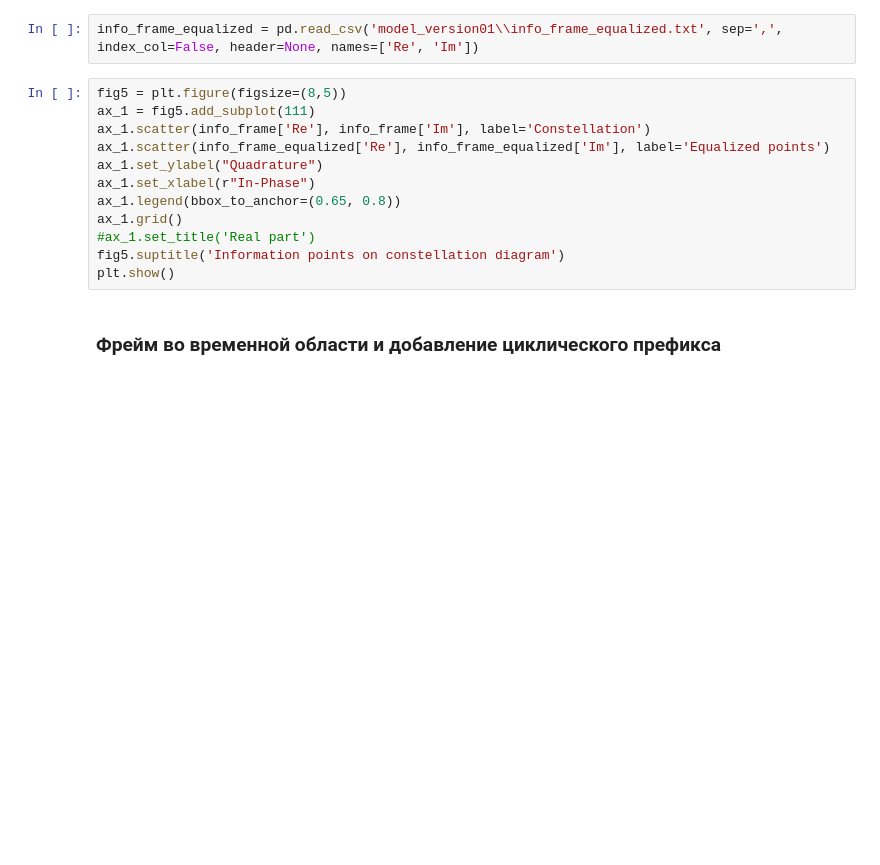
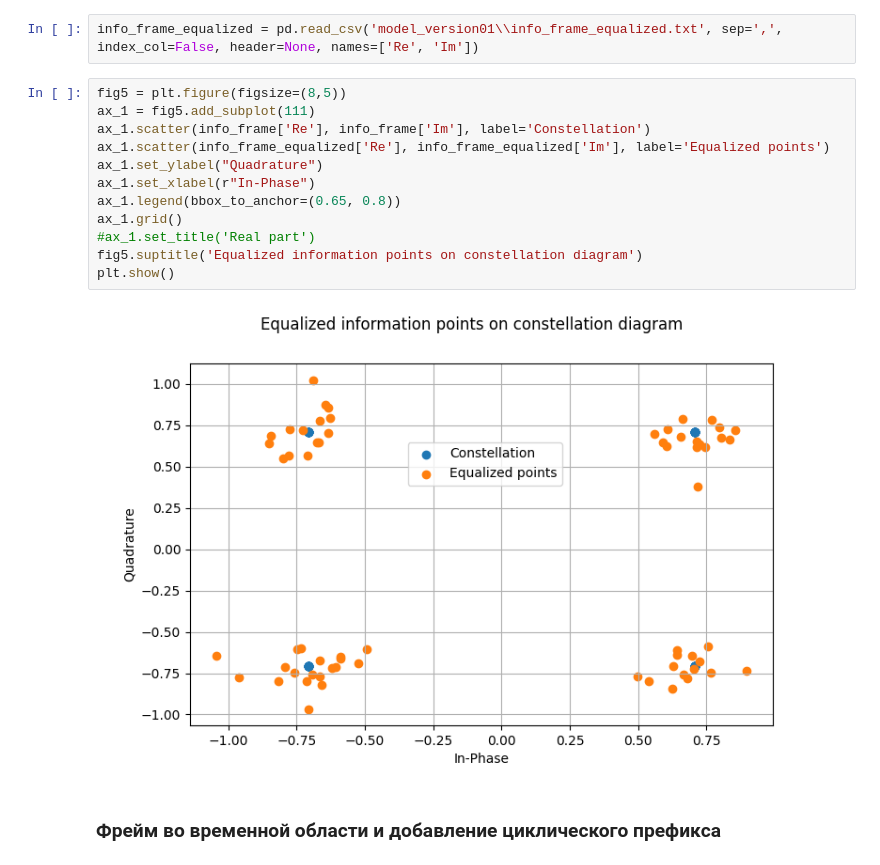
Before and after one commit to isvoropaev02/OFDM, a Jupyter notebook: model_performance.ipynb, the cells around one changed output. Saved outputs shown, nothing was run; the diff lists cells and outputs as text; blank space fills up the shorter version.

```diff
--- a/model_performance.ipynb
+++ b/model_performance.ipynb
@@ -57,15 +57,17 @@ info_frame_equalized = pd.read_csv('model_version01\\info_frame_equalized.txt',
 # %%
 fig5 = plt.figure(figsize=(8,5))
 ax_1 = fig5.add_subplot(111)
 ax_1.scatter(info_frame['Re'], info_frame['Im'], label='Constellation')
 ax_1.scatter(info_frame_equalized['Re'], info_frame_equalized['Im'], label='Equalized points')
 ax_1.set_ylabel("Quadrature")
 ax_1.set_xlabel(r"In-Phase")
 ax_1.legend(bbox_to_anchor=(0.65, 0.8))
 ax_1.grid()
 #ax_1.set_title('Real part')
-fig5.suptitle('Information points on constellation diagram')
+fig5.suptitle('Equalized information points on constellation diagram')
 plt.show()
+# %% [output]
+[figure, added]
 # %% [markdown]
 ### Фрейм во временной области и добавление циклического префикса
 # %%
```
Also changed, not shown: parts of 6 cells of this notebook, 2 other files.
